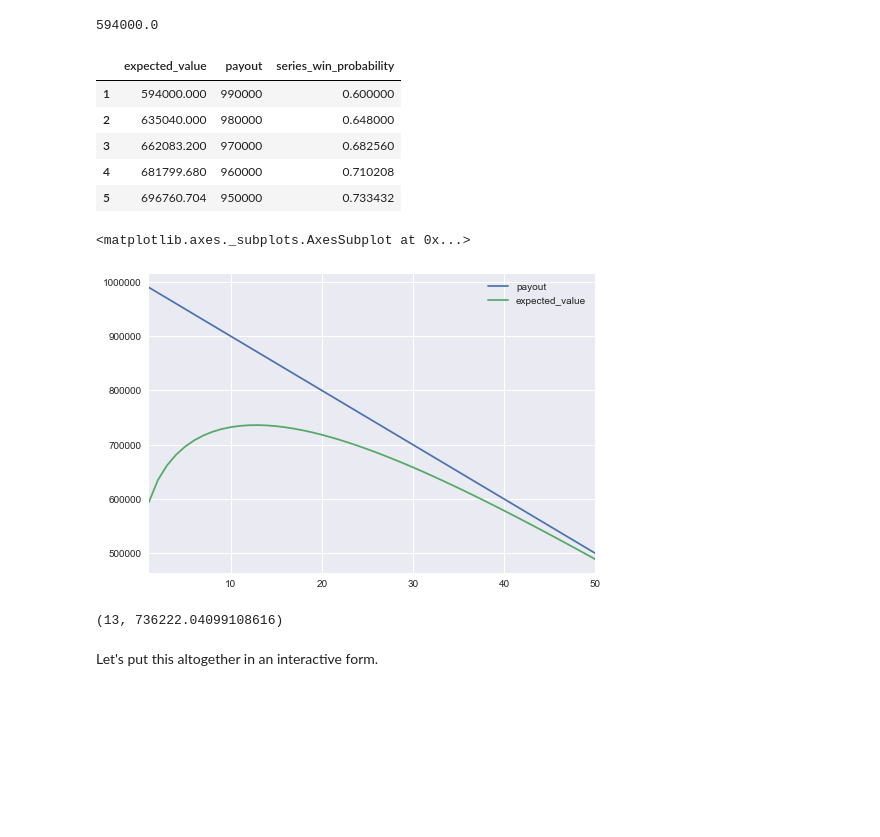
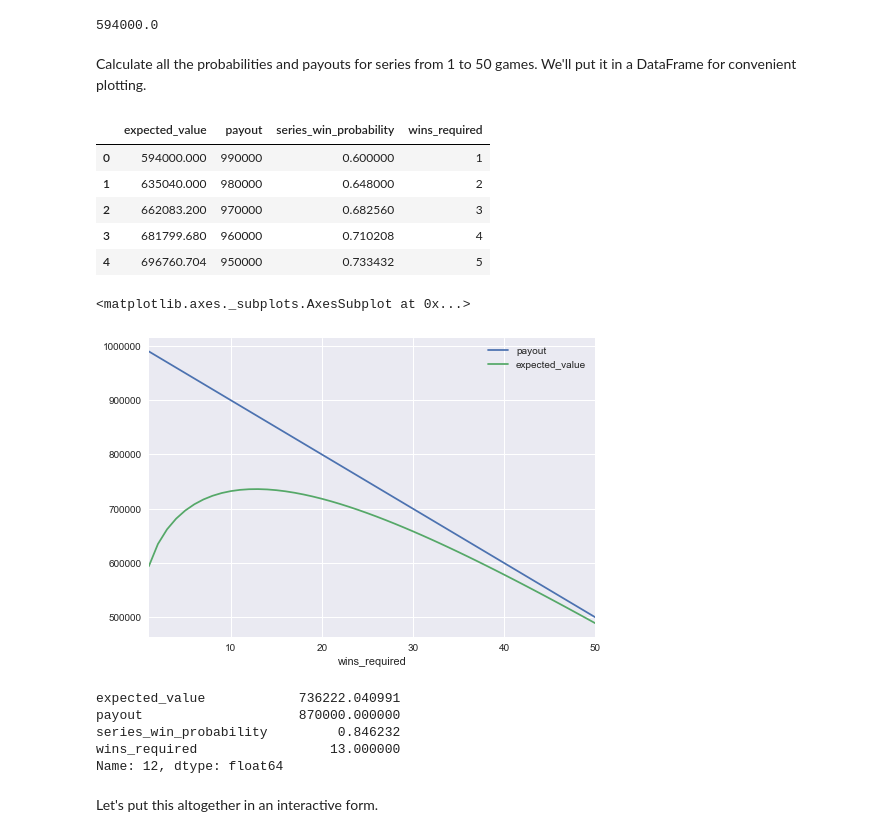
Before and after one commit to dennisobrien/PublicNotebooks, a Jupyter notebook: fivethirtyeight/2017-07-14 How long a series.ipynb, the cells around one changed output. Cells and saved outputs as stored; diff of their text form; code cells hidden in the pictures; blank space fills up the shorter version.

Commit message:
updated How long a series

```diff
--- a/fivethirtyeight/2017-07-14 How long a series.ipynb
+++ b/fivethirtyeight/2017-07-14 How long a series.ipynb
@@ -82,29 +84,0 @@ win_probability(0, 1)
-# %%
-def series_win_probability_of_length(n, m, p=0.6, verbose=False):
-    """Return the probability of `n` wins for a series of length `m` games with a base win probaility of `p`.
-    The wins and losses can occur in any order, but we are removing the occurrences of wins that result
-    in a shorter series.
-    The shortest the series can be is `n` games while the longest is `2n-1`.
-    """
-    assert n <= m, 'the number of wins {n} must be less than or equal to the number of games in the series {m}'.format(n=n, m=m)
-    assert m <= 2*n - 1, 'the series length cannot be greater than 2n-1'
-    losses = m - n
-    all_combinations = scipy.misc.comb(m, n)
-    # lesser_combinations = sum([scipy.misc.comb(i, n) for i in range(n, m)])
-    lesser_combinations = scipy.misc.comb(m-1, n)
-    n_combinations = all_combinations - lesser_combinations
-    prob = p**n * (1-p)**losses * n_combinations
-    if verbose:
-        print('{} wins out of {} games, p={}'.format(n, m, p))
-        print('all combinations:    {}'.format(all_combinations))
-        print('lesser combinations: {}'.format(lesser_combinations))
-        print('n_combinations:      {}'.format(n_combinations))
-        print('probability:         {}'.format(prob))
-    return prob
-
-def series_win_probability(n, p=0.6, verbose=False):
-    """Return the probability of winning a series requiring `n` wins with a base probability of `p`.
-    """
-    return sum([series_win_probability_of_length(n, m, p=p, verbose=False) for m in range(n, 2*n)])
-
-series_win_probability_of_length(1, 1, p=0.6, verbose=True)
@@ -204,6 +183,8 @@ def expected_value(n, p=0.6, total_payout=10**6, win_cost=10**4, verbose=False):
 expected_value(1)
 # %% [output]
 594000.0
+# %% [markdown]
+Calculate all the probabilities and payouts for series from 1 to 50 games.  We'll put it in a DataFrame for convenient plotting.
 # %%
 p = 0.6
 total_payout=10**6
@@ -216,26 +197,34 @@ payout = [total_payout - w * win_cost for w in wins_required]
 e_value = [expected_value(w, p=p) for w in wins_required]
 
 df = pd.DataFrame(
-    data={'series_win_probability': series_win_p, 'payout': payout, 'expected_value': e_value},
-    index=wins_required
+    data={
+        'series_win_probability': series_win_p,
+        'payout': payout,
+        'expected_value': e_value,
+        'wins_required': wins_required,
+    }
 )
 df.head()
 # %% [output]
-|  | expected_value | payout | series_win_probability |
-| 1 | 594000.000 | 990000 | 0.600000 |
-| 2 | 635040.000 | 980000 | 0.648000 |
-| 3 | 662083.200 | 970000 | 0.682560 |
-| 4 | 681799.680 | 960000 | 0.710208 |
-| 5 | 696760.704 | 950000 | 0.733432 |
+|  | expected_value | payout | series_win_probability | wins_required |
+| 0 | 594000.000 | 990000 | 0.600000 | 1 |
+| 1 | 635040.000 | 980000 | 0.648000 | 2 |
+| 2 | 662083.200 | 970000 | 0.682560 | 3 |
+| 3 | 681799.680 | 960000 | 0.710208 | 4 |
+| 4 | 696760.704 | 950000 | 0.733432 | 5 |
 # %%
-df.plot.line(y=['payout', 'expected_value'])
+df.plot.line(x='wins_required', y=['payout', 'expected_value'])
 # %% [output]
 <matplotlib.axes._subplots.AxesSubplot at 0x...>
-[figure, old version]
+[figure, new version]
 # %%
-df['expected_value'].argmax(), df['expected_value'].max()
+df.iloc[df['expected_value'].argmax()]
 # %% [output]
-(13, 736222.04099108616)
+expected_value            736222.040991
+payout                    870000.000000
+series_win_probability         0.846232
+wins_required                 13.000000
+Name: 12, dtype: float64
 # %% [markdown]
 Let's put this altogether in an interactive form.
 # %%
```
Also changed, not shown: parts of 14 cells of this notebook, 2 other files.
